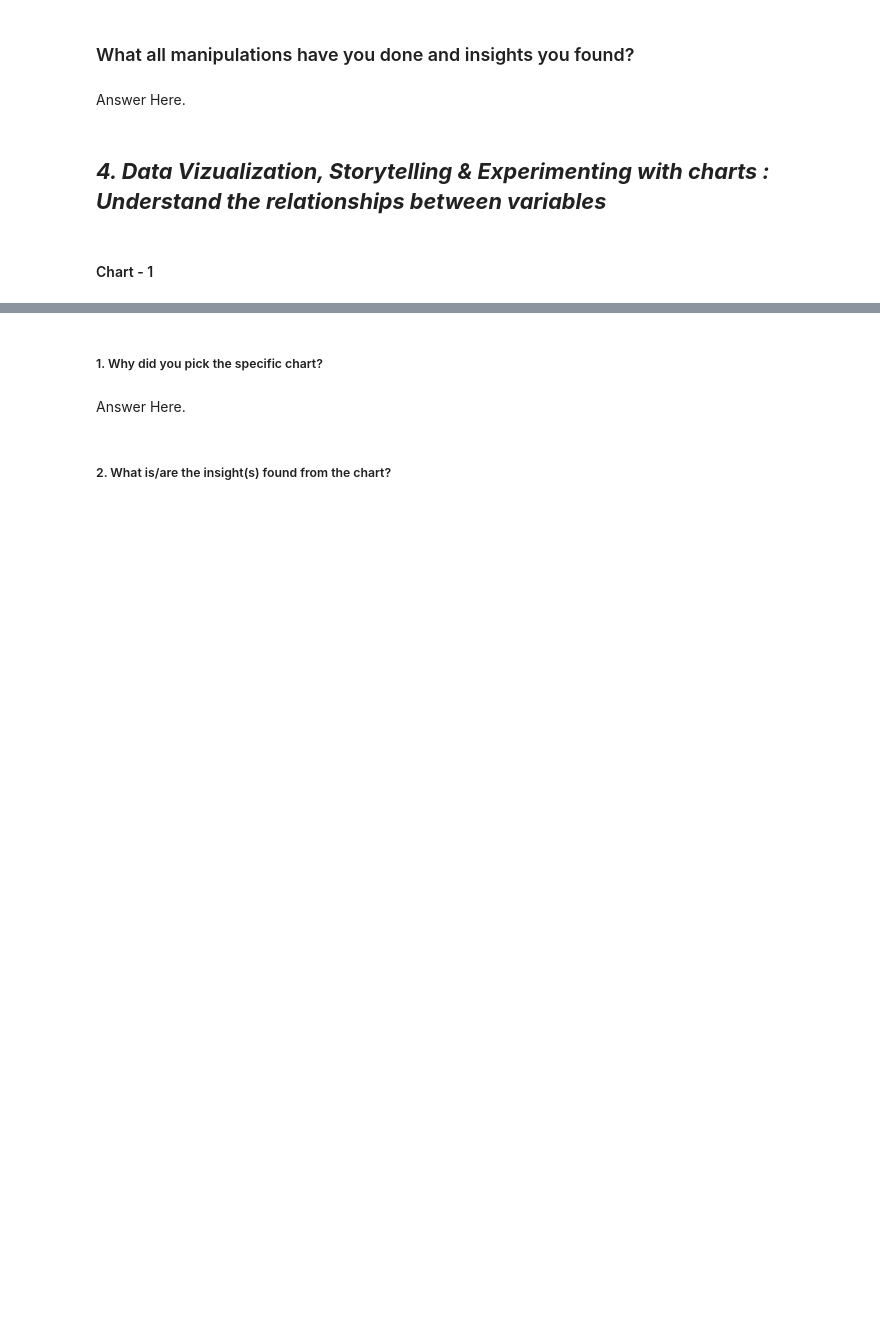
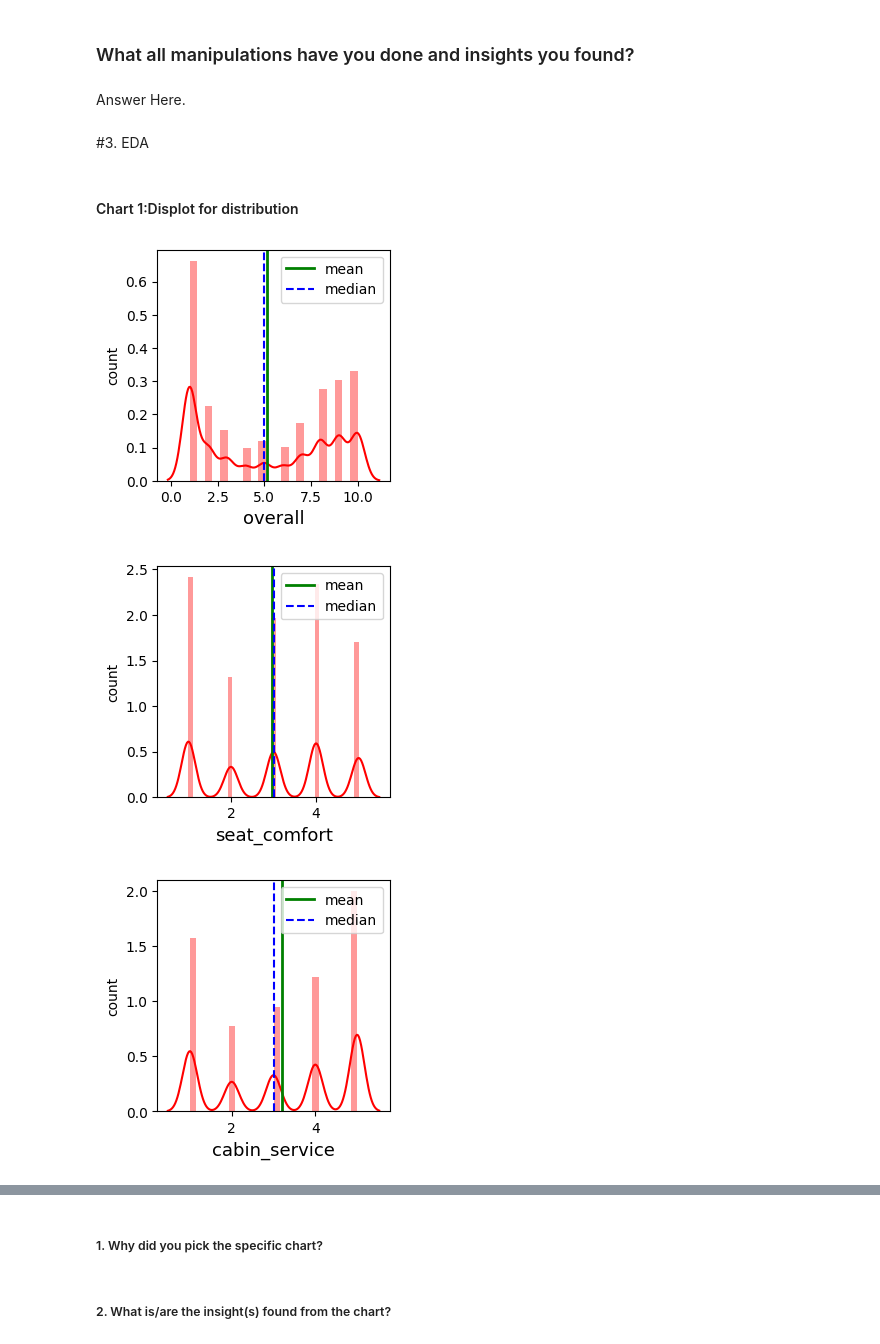
Before and after one commit to Ashwanipathak1/Airline-Paasenger-Referral-Prediction, a Jupyter notebook: module_6_ml.ipynb, the cells around one changed output, grey strips where cells are left out. Cells and saved outputs as stored; diff of their text form; code cells hidden in the pictures; blank space fills up the shorter version.

```diff
--- a/module_6_ml.ipynb
+++ b/module_6_ml.ipynb
@@ -131,3 +330,4 @@ Answer Here
 ### Data Wrangling Code
 # %%
 # Write your code to make your dataset analysis ready.
+airline_df=airline_df.copy()
@@ -135,7 +352,7 @@ Answer Here
 ### What all manipulations have you done and insights you found?
 # %% [markdown]
 Answer Here.
-# %% [markdown]
-## ***4. Data Vizualization, Storytelling & Experimenting with charts : Understand the relationships between variables***
+# %% [markdown]
+#3. EDA
 # %% [markdown]
-#### Chart - 1
+####  Chart 1:Displot for distribution
@@ -143,0 +359,17 @@ Answer Here.
+# %%
+# Chart - 1 visualization code
+for col in [ 'overall',   'seat_comfort', 'cabin_service', 'food_bev', 'entertainment', 'ground_service', 'value_for_money']:
+  plt.figure(figsize=(3,3))
+  sns.distplot(airline_df[col], color='r')
+  plt.xlabel(col, fontsize=13)
+  plt.ylabel('count')
+
+# Plotting the mean and the median.
+  plt.axvline(airline_df[col].mean(),color='green',linewidth=2,label='mean')
+  plt.axvline(airline_df[col].median(),color='blue',linestyle='dashed',linewidth=1.5,label='median')
+  plt.legend(bbox_to_anchor = (1.0, 1), loc = 'upper right')
+  plt.show()
+# %% [output]
+[figure, added]
+[figure, added]
+[figure, added]
@@ -144,6 +380,4 @@ Answer Here.
 # %% [markdown]
 ##### 1. Why did you pick the specific chart?
-# %% [markdown]
-Answer Here.
 # %% [markdown]
 ##### 2. What is/are the insight(s) found from the chart?
```
Also changed, not shown: parts of 360 cells of this notebook.
